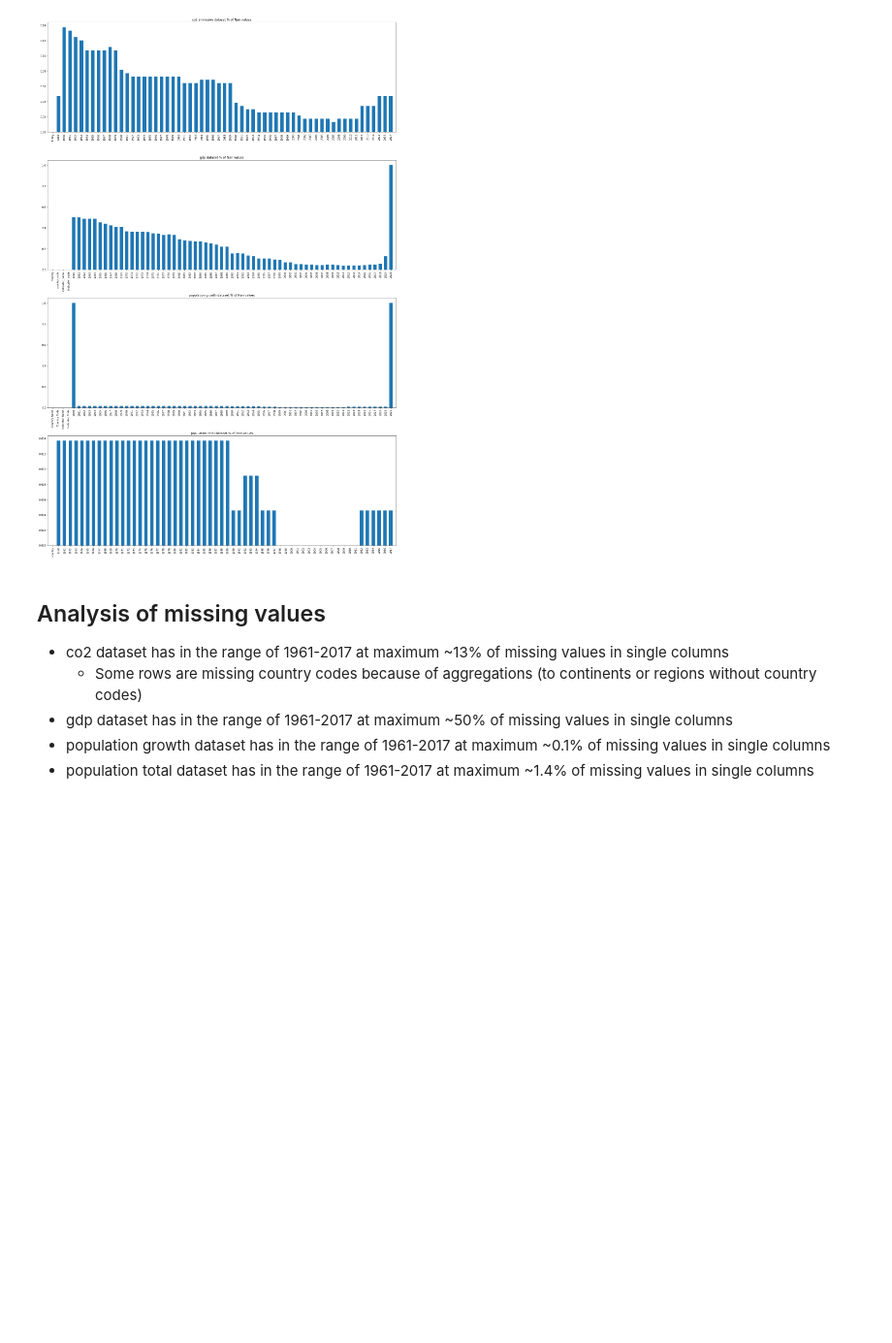
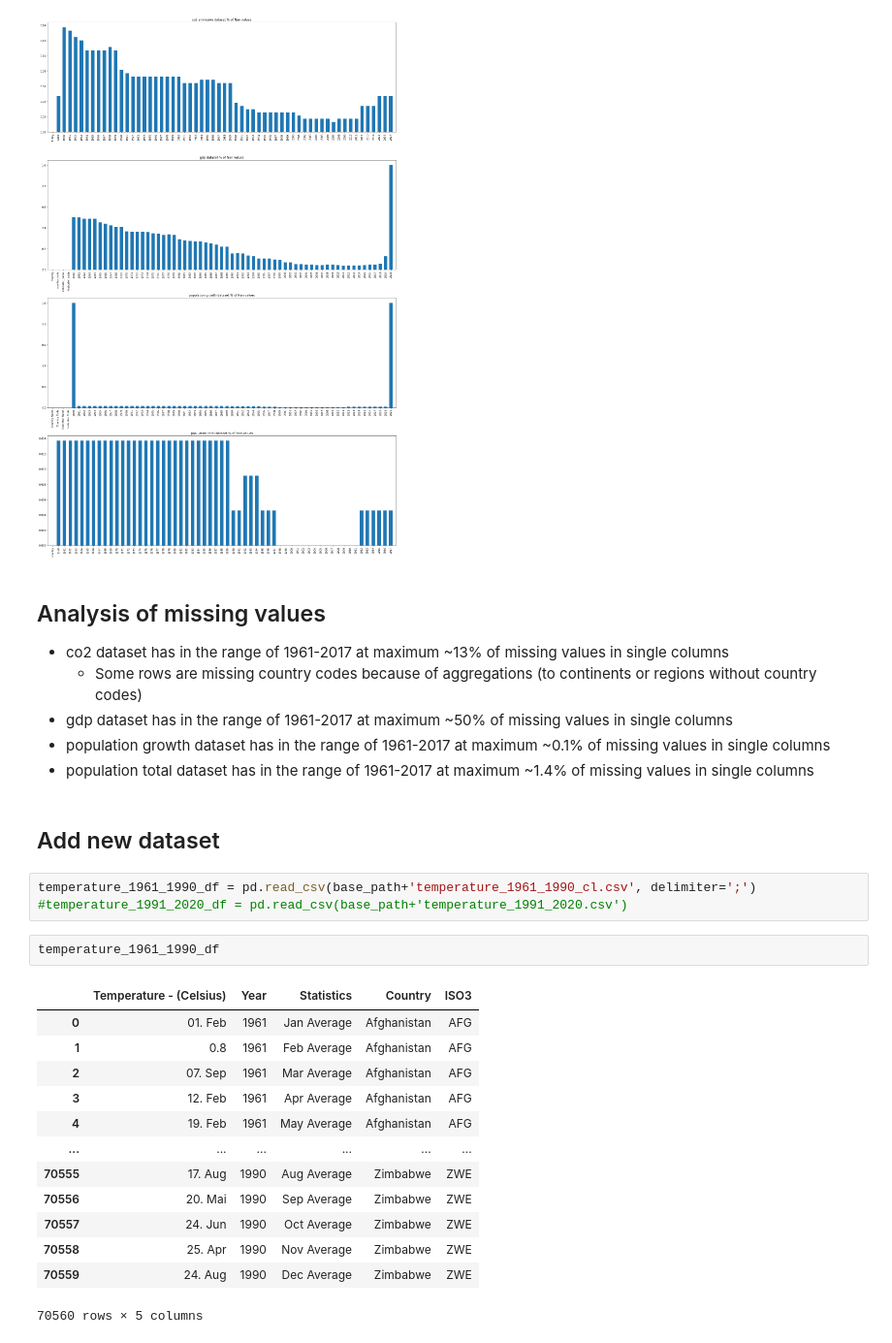
Before and after one commit to Zombobot1/FU_DB_A10, a Jupyter notebook: sandbox/missing_data_identification.ipynb, the cells around one changed output. Shown: that part at 97% size. Cells and saved outputs as stored; diff of their text form; blank space fills up the shorter version.

```diff
--- a/sandbox/missing_data_identification.ipynb
+++ b/sandbox/missing_data_identification.ipynb
@@ -173,3 +173,24 @@ plt.show()
 * gdp dataset has in the range of 1961-2017 at maximum ~50% of missing values in single columns
 * population growth dataset has in the range of 1961-2017 at maximum ~0.1% of missing values in single columns
 * population total dataset has in the range of 1961-2017 at maximum ~1.4% of missing values in single columns
+# %% [markdown]
+## Add new dataset
+# %%
+temperature_1961_1990_df = pd.read_csv(base_path+'temperature_1961_1990_cl.csv', delimiter=';')
+#temperature_1991_2020_df = pd.read_csv(base_path+'temperature_1991_2020.csv')
+# %%
+temperature_1961_1990_df
+# %% [output]
+|  | Temperature - (Celsius) | Year | Statistics | Country | ISO3 |
+| 0 | 01. Feb | 1961 | Jan Average | Afghanistan | AFG |
+| 1 | 0.8 | 1961 | Feb Average | Afghanistan | AFG |
+| 2 | 07. Sep | 1961 | Mar Average | Afghanistan | AFG |
+| 3 | 12. Feb | 1961 | Apr Average | Afghanistan | AFG |
+| 4 | 19. Feb | 1961 | May Average | Afghanistan | AFG |
+| ... | ... | ... | ... | ... | ... |
+| 70555 | 17. Aug | 1990 | Aug Average | Zimbabwe | ZWE |
+| 70556 | 20. Mai | 1990 | Sep Average | Zimbabwe | ZWE |
+| 70557 | 24. Jun | 1990 | Oct Average | Zimbabwe | ZWE |
+| 70558 | 25. Apr | 1990 | Nov Average | Zimbabwe | ZWE |
+| 70559 | 24. Aug | 1990 | Dec Average | Zimbabwe | ZWE |
+70560 rows × 5 columns
```
Also changed, not shown: parts of 13 cells of this notebook, 2 other files.
